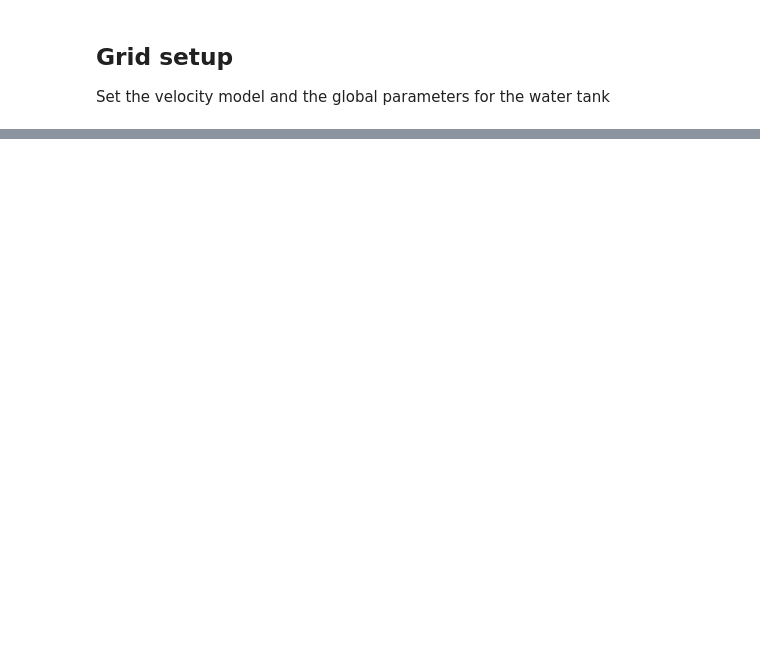
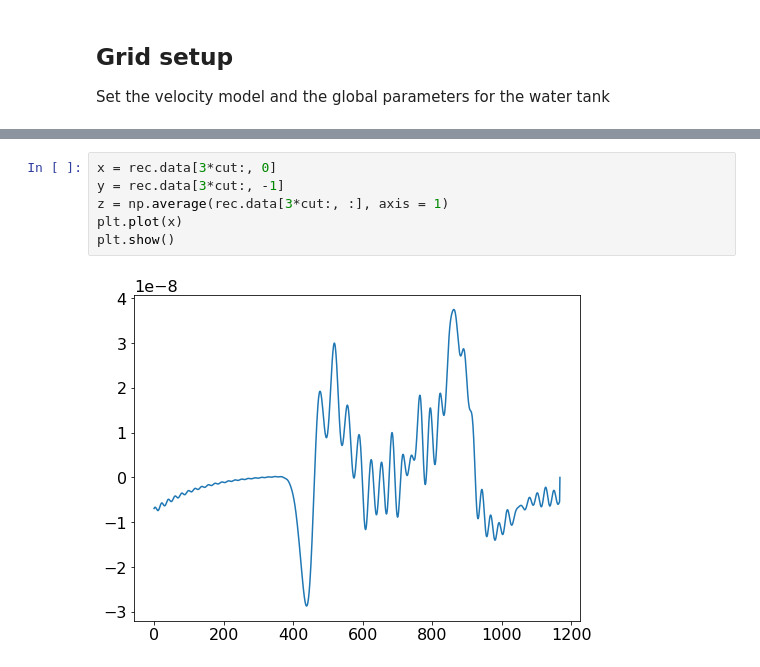
Before and after one commit to bgd54/sonar-FWI, a Jupyter notebook: water_tank/peak_finding.ipynb, the cells around one changed output, grey strips where cells are left out. Cells and saved outputs as stored; diff of their text form; blank space fills up the shorter version.

```diff
--- a/water_tank/peak_finding.ipynb
+++ b/water_tank/peak_finding.ipynb
@@ -136,3 +271,11 @@ plt.show()
+# %%
+x = rec.data[3*cut:, 0]
+y = rec.data[3*cut:, -1]
+z = np.average(rec.data[3*cut:, :], axis = 1)
+plt.plot(x)
+plt.show()
+# %% [output]
+[figure, added]
 # %%
 cut = round(width / 1000 / v_water * 1000 * 2 / dt)
 x = rec.data[cut:, 68]
```
Also changed, not shown: parts of 11 cells of this notebook, 2 other files.
